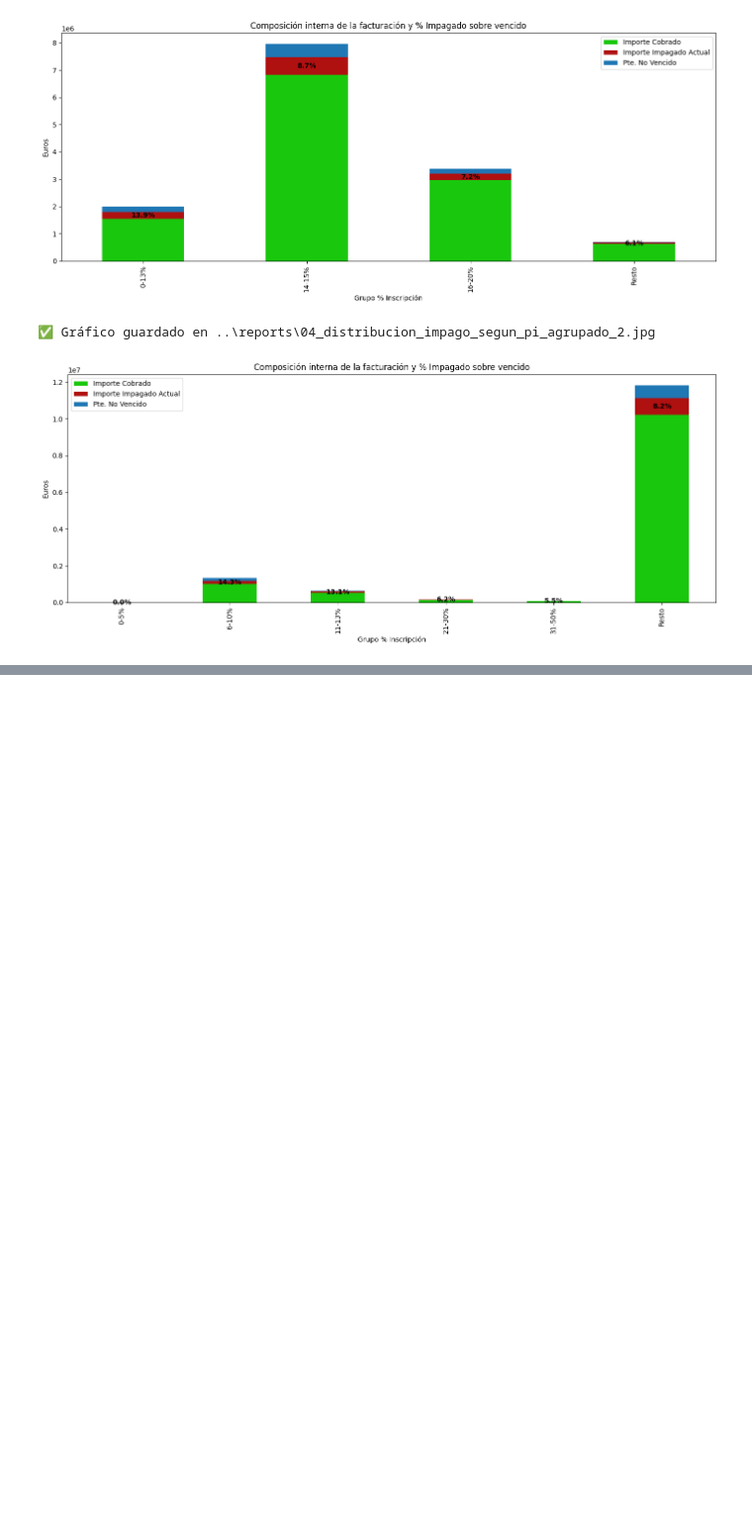
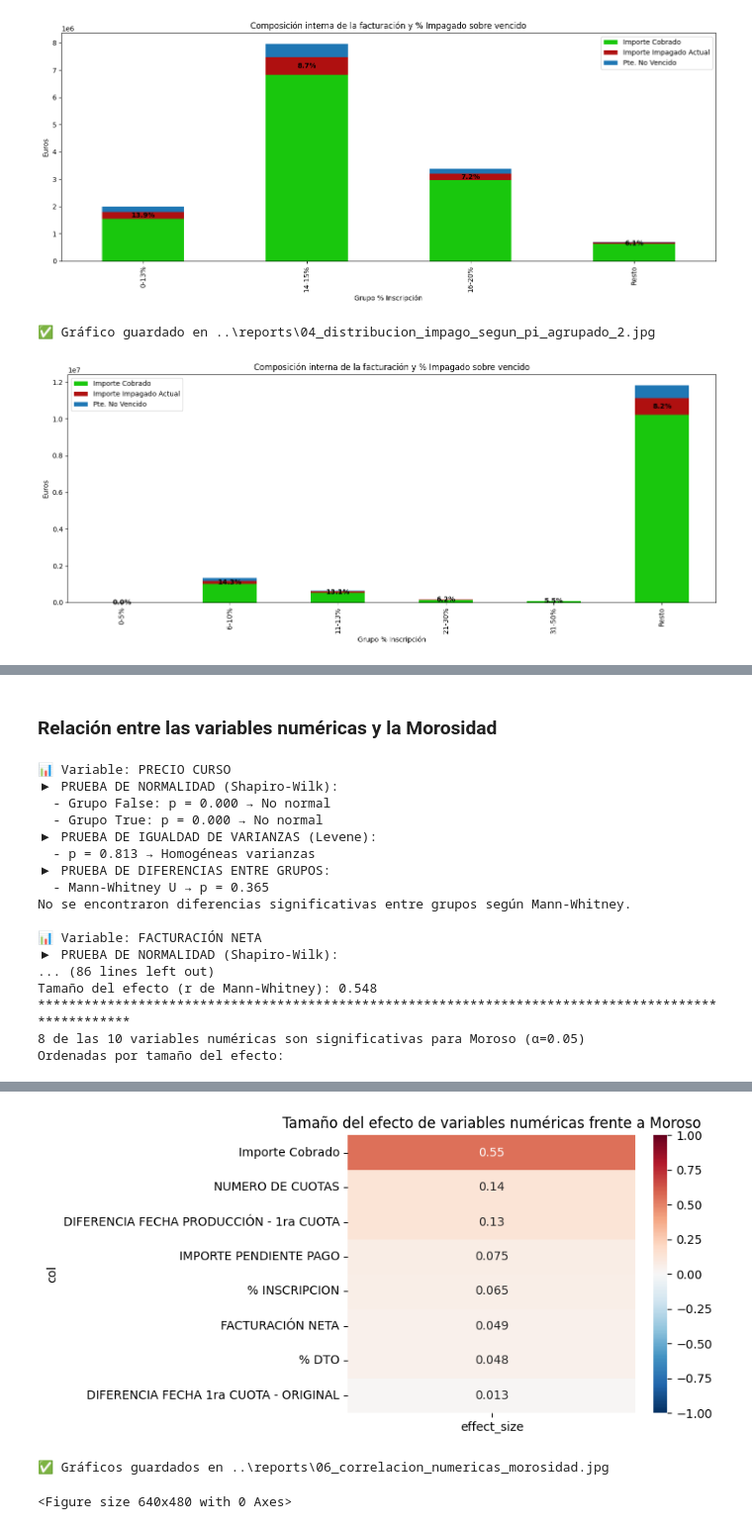
Before and after one commit to clorofilo/prediccion-morosidad, a Jupyter notebook: notebooks/01_eda.ipynb, the cells around one changed output, grey strips where cells are left out. Shown: that part at 99% size. Cells and saved outputs as stored; diff of their text form; code cells hidden in the pictures; blank space fills up the shorter version.

```diff
--- a/notebooks/01_eda.ipynb
+++ b/notebooks/01_eda.ipynb
@@ -460,0 +713,25 @@ df_result_agg_2 = plot_facturacion_custom(df_convo_deuda,agrupar_tramo_2,
+# %% [markdown]
+### Relación entre las variables numéricas y la Morosidad
+# %%
+df_relacion_numericas = analizar_numericas_vs_objetivo(
+    df_convo_deuda.drop(columns=['% Impagado Actual Vdo', 'Importe Impagado Actual']),
+      target_col="Moroso",
+      output_path=os.path.join(path_reports, "06_correlacion_numericas_morosidad.jpg"))
+# %% [output]
+📊 Variable: PRECIO CURSO
+▶ PRUEBA DE NORMALIDAD (Shapiro-Wilk):
+  - Grupo False: p = 0.000 → No normal
+  - Grupo True: p = 0.000 → No normal
+▶ PRUEBA DE IGUALDAD DE VARIANZAS (Levene):
+  - p = 0.813 → Homogéneas varianzas
+▶ PRUEBA DE DIFERENCIAS ENTRE GRUPOS:
+  - Mann-Whitney U → p = 0.365
+No se encontraron diferencias significativas entre grupos según Mann-Whitney.
+
+📊 Variable: FACTURACIÓN NETA
+▶ PRUEBA DE NORMALIDAD (Shapiro-Wilk):
+... (86 lines left out)
+Tamaño del efecto (r de Mann-Whitney): 0.548
+****************************************************************************************************
+8 de las 10 variables numéricas son significativas para Moroso (α=0.05)
+Ordenadas por tamaño del efecto:
@@ -460,0 +747,3 @@ df_result_agg_2 = plot_facturacion_custom(df_convo_deuda,agrupar_tramo_2,
+[figure, added]
+✅ Gráficos guardados en ..\reports\06_correlacion_numericas_morosidad.jpg
+<Figure size 640x480 with 0 Axes>
```
Also changed, not shown: parts of 19 cells of this notebook, 8 other files.
